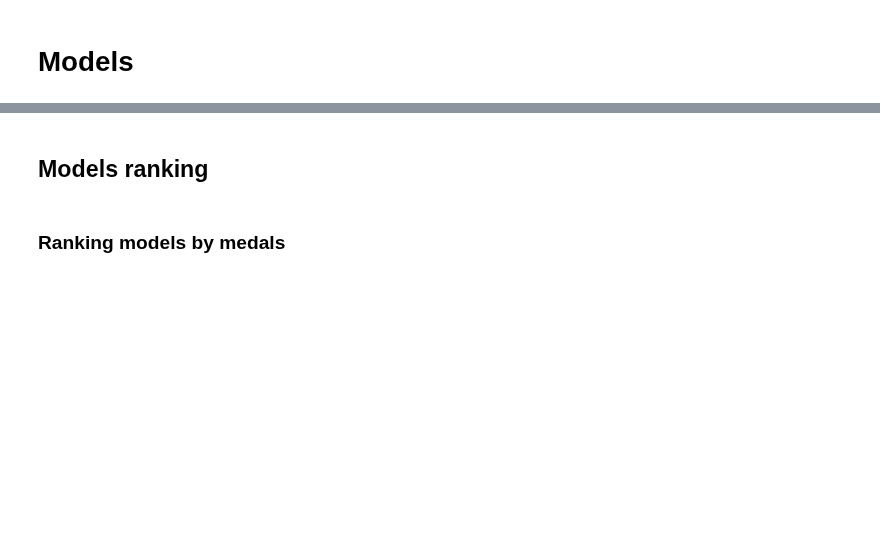
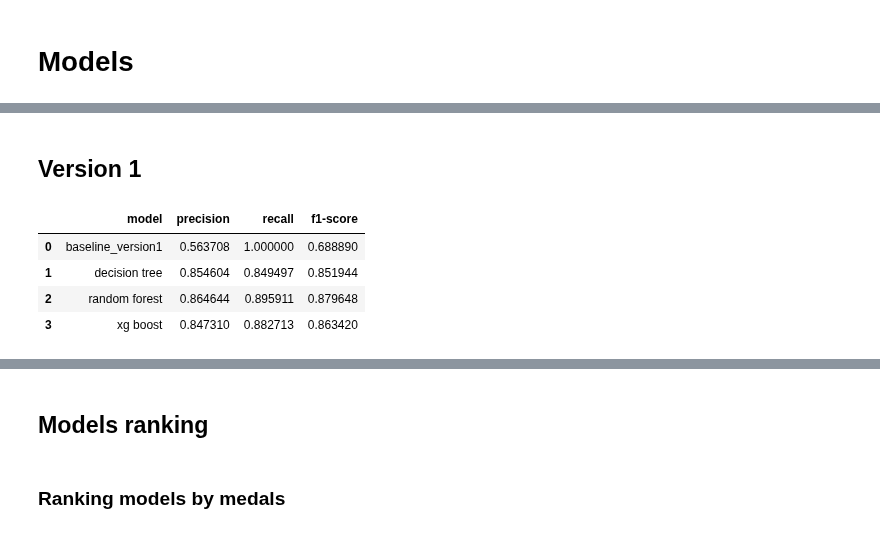
Before and after one commit to gems-uff/mestre, a Jupyter notebook: scripts/classifier/classifiers_comparison.ipynb, the cells around one changed output, grey strips where cells are left out. Drawn from its saved outputs; the diff is of its cells as text; code cells hidden in the pictures; blank space fills up the shorter version.

```diff
--- a/scripts/classifier/classifiers_comparison.ipynb
+++ b/scripts/classifier/classifiers_comparison.ipynb
@@ -129,0 +128,11 @@ results
+# %% [markdown]
+## Version 1
+# %%
+models_names = ['baseline_version1', 'decision tree', 'random forest', 'xg boost']
+classifier_utils.compare_models_per_class('Version 1', models_results, models_names)
+# %% [output]
+|  | model | precision | recall | f1-score |
+| 0 | baseline_version1 | 0.563708 | 1.000000 | 0.688890 |
+| 1 | decision tree | 0.854604 | 0.849497 | 0.851944 |
+| 2 | random forest | 0.864644 | 0.895911 | 0.879648 |
+| 3 | xg boost | 0.847310 | 0.882713 | 0.863420 |
```
Also changed, not shown: parts of 19 cells of this notebook, 1 other file.
